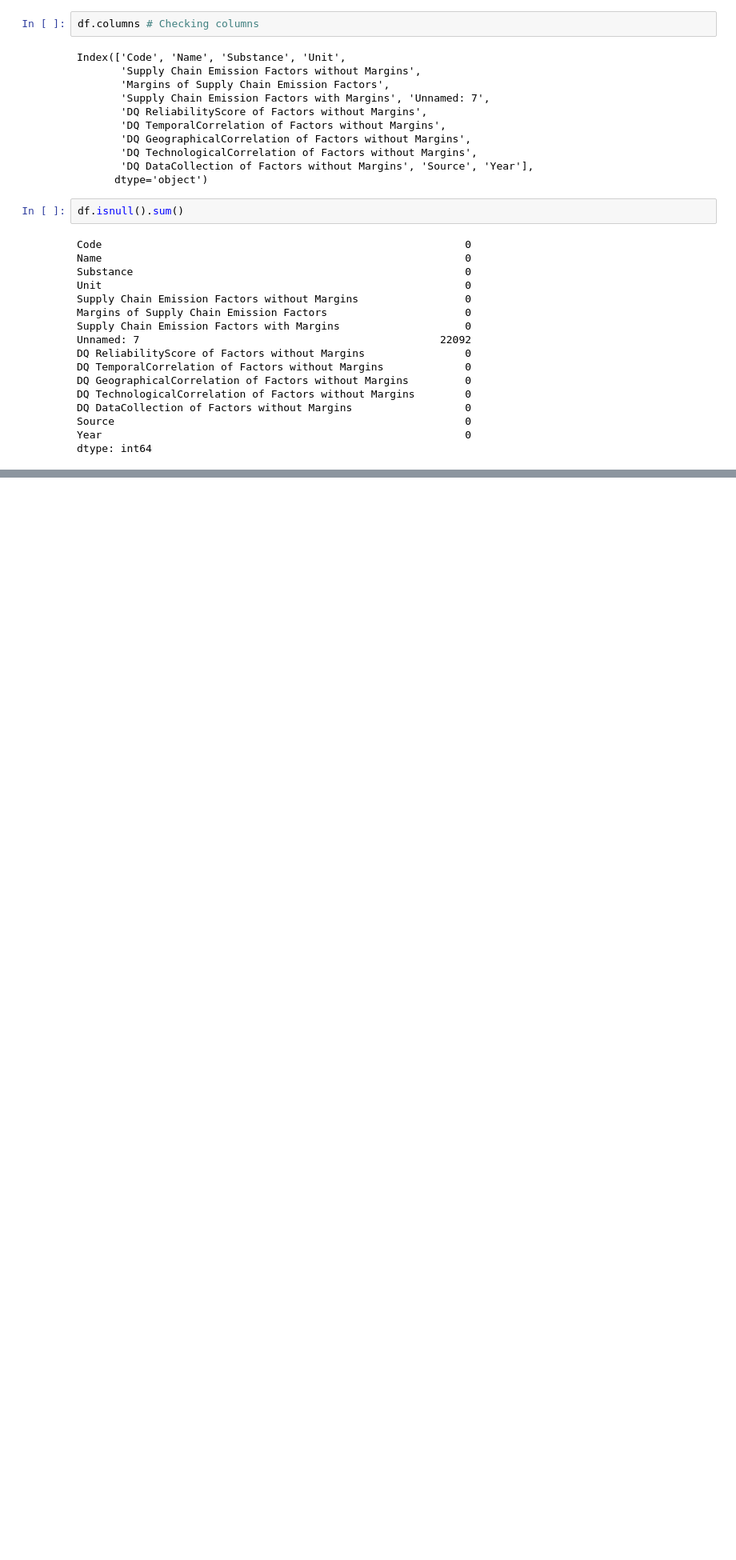
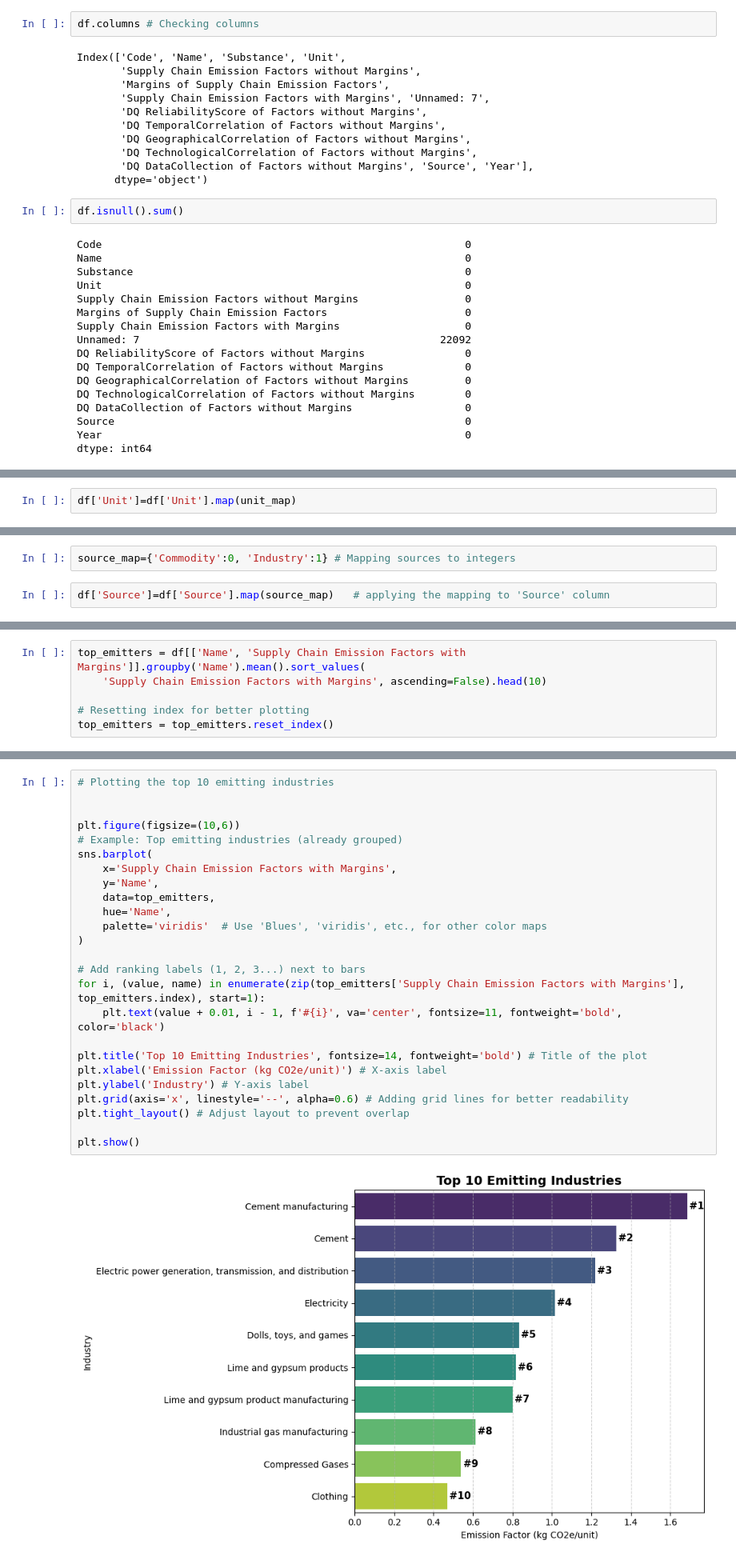
Before and after one commit to rajnishkr45/ghg_emission_prediction_model, a Jupyter notebook: GHG_Emissions_Prediction.ipynb, the cells around one changed output, grey strips where cells are left out. Shown: that part at 80% size. Saved outputs shown, nothing was run; the diff lists cells and outputs as text; blank space fills up the shorter version.

```diff
--- a/GHG_Emissions_Prediction.ipynb
+++ b/GHG_Emissions_Prediction.ipynb
@@ -156,0 +278,2 @@ dtype: int64
+# %%
+df['Unit']=df['Unit'].map(unit_map)
@@ -156,0 +288,4 @@ dtype: int64
+# %%
+source_map={'Commodity':0, 'Industry':1} # Mapping sources to integers
+# %%
+df['Source']=df['Source'].map(source_map)   # applying the mapping to 'Source' column
@@ -156,0 +360,6 @@ dtype: int64
+# %%
+top_emitters = df[['Name', 'Supply Chain Emission Factors with Margins']].groupby('Name').mean().sort_values(
+    'Supply Chain Emission Factors with Margins', ascending=False).head(10)
+
+# Resetting index for better plotting
+top_emitters = top_emitters.reset_index()
@@ -156,0 +380,27 @@ dtype: int64
+# %%
+# Plotting the top 10 emitting industries
+
+
+plt.figure(figsize=(10,6))
+# Example: Top emitting industries (already grouped)
+sns.barplot(
+    x='Supply Chain Emission Factors with Margins',
+    y='Name',
+    data=top_emitters,
+    hue='Name',
+    palette='viridis'  # Use 'Blues', 'viridis', etc., for other color maps
+)
+
+# Add ranking labels (1, 2, 3...) next to bars
+for i, (value, name) in enumerate(zip(top_emitters['Supply Chain Emission Factors with Margins'], top_emitters.index), start=1):
+    plt.text(value + 0.01, i - 1, f'#{i}', va='center', fontsize=11, fontweight='bold', color='black')
+
+plt.title('Top 10 Emitting Industries', fontsize=14, fontweight='bold') # Title of the plot
+plt.xlabel('Emission Factor (kg CO2e/unit)') # X-axis label
+plt.ylabel('Industry') # Y-axis label
+plt.grid(axis='x', linestyle='--', alpha=0.6) # Adding grid lines for better readability
+plt.tight_layout() # Adjust layout to prevent overlap
+
+plt.show()
+# %% [output]
+[figure, added]
```
Also changed, not shown: parts of 38 cells of this notebook.
